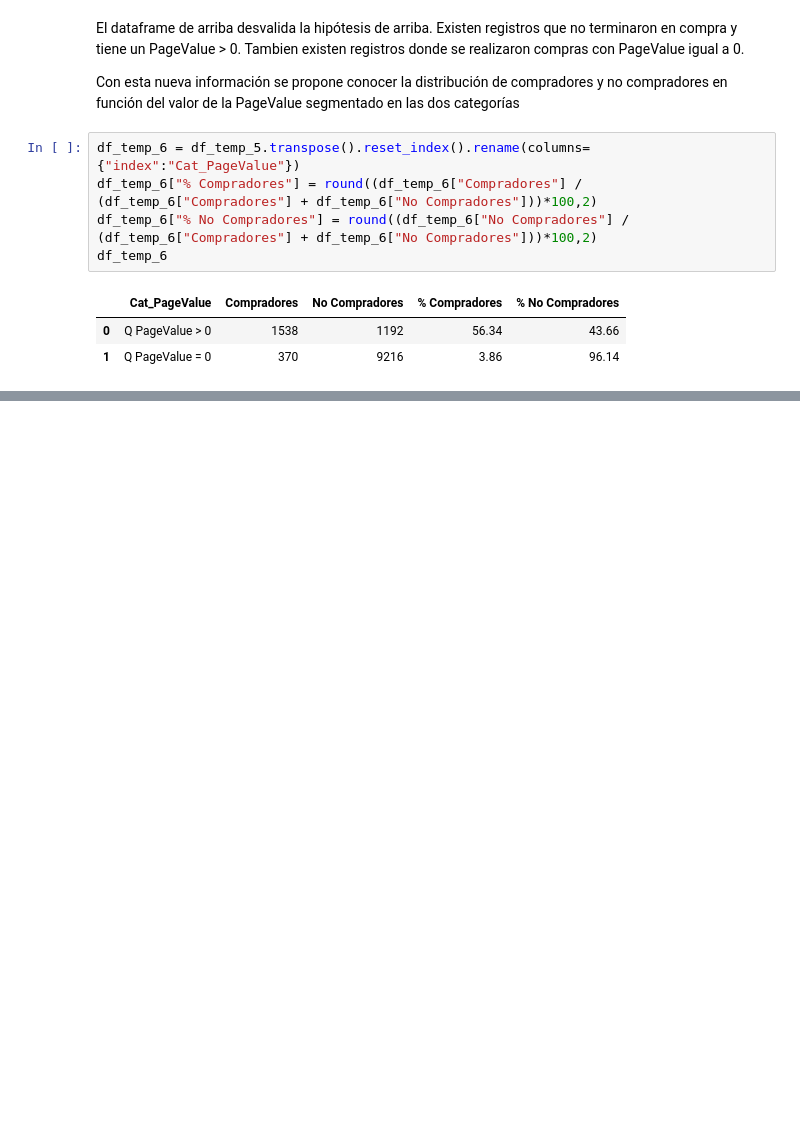
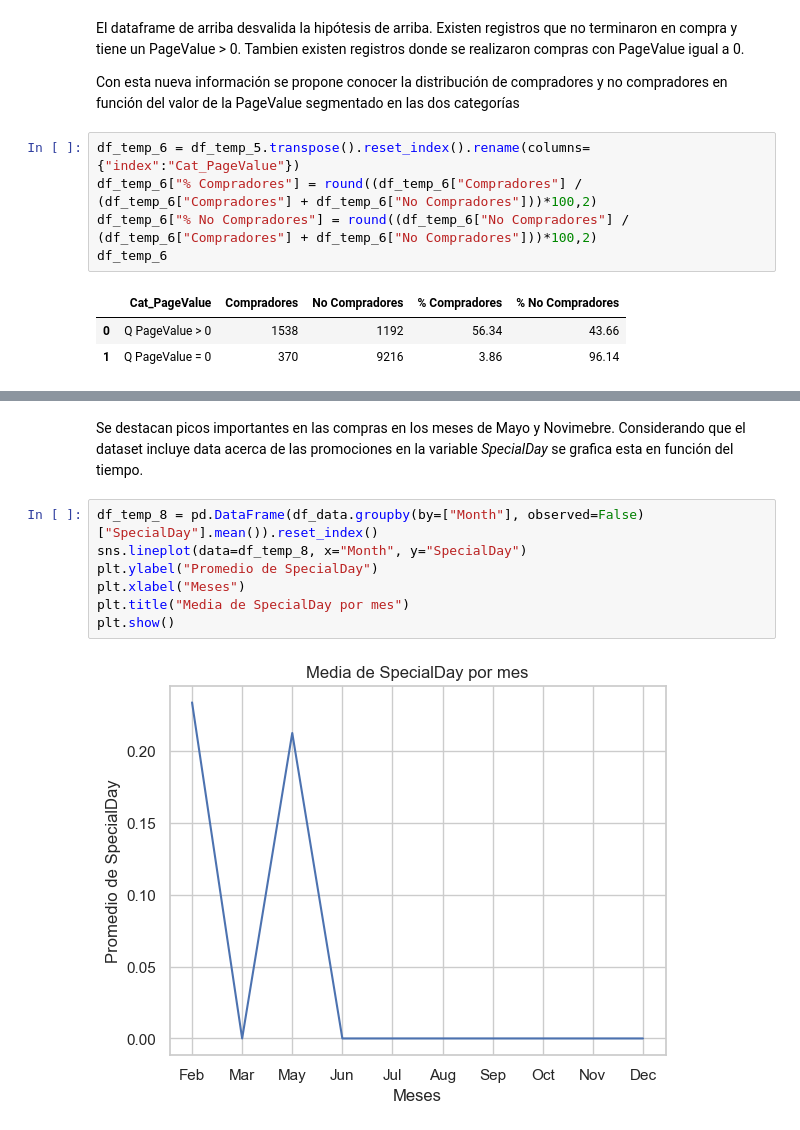
Before and after one commit to AEEM1993/DS_CasoPractico_MOD8, a Jupyter notebook: CASO_PRACTICO.ipynb, the cells around one changed output, grey strips where cells are left out. Drawn from its saved outputs; the diff is of its cells as text; blank space fills up the shorter version.

```diff
--- a/CASO_PRACTICO.ipynb
+++ b/CASO_PRACTICO.ipynb
@@ -369,0 +402,11 @@ plt.show()
+# %% [markdown]
+Se destacan picos importantes en las compras en los meses de Mayo y Novimebre. Considerando que el dataset incluye data acerca de las promociones en la variable *SpecialDay* se grafica esta en función del tiempo.
+# %%
+df_temp_8 = pd.DataFrame(df_data.groupby(by=["Month"], observed=False)["SpecialDay"].mean()).reset_index()
+sns.lineplot(data=df_temp_8, x="Month", y="SpecialDay")
+plt.ylabel("Promedio de SpecialDay")
+plt.xlabel("Meses")
+plt.title("Media de SpecialDay por mes")
+plt.show()
+# %% [output]
+[figure, added]
```
Also changed, not shown: parts of 37 cells of this notebook.
